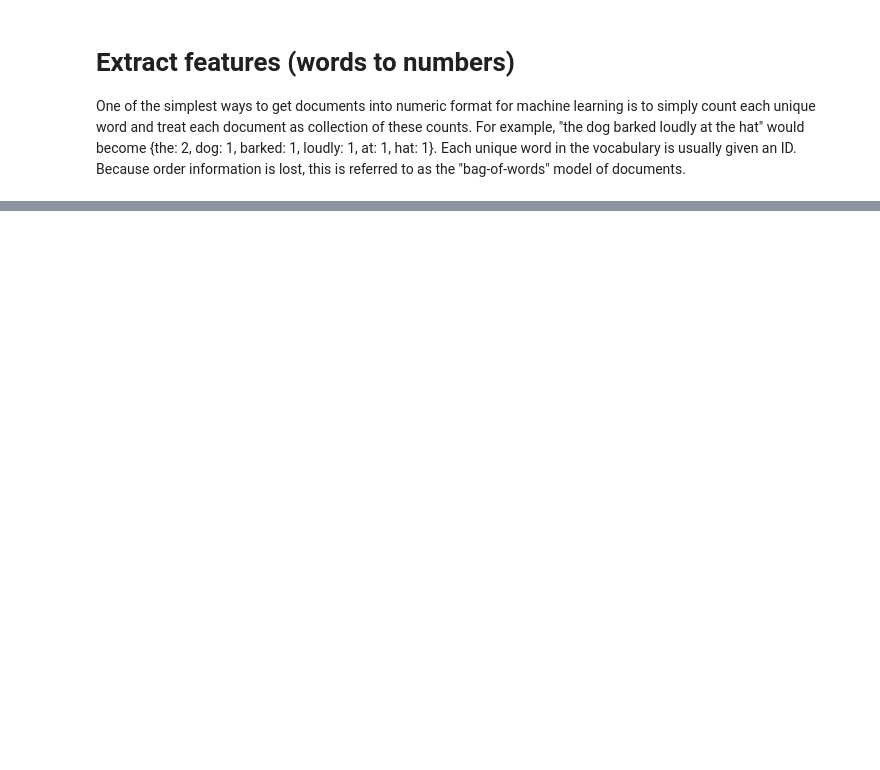
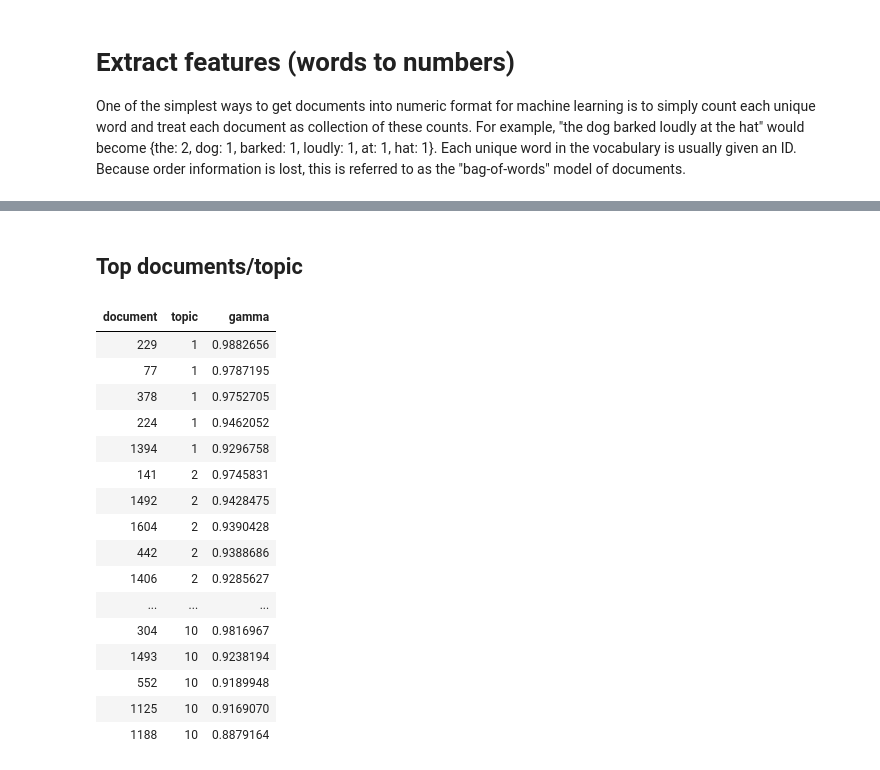
Before and after one commit to michaelmilleryoder/av-survey-topic-modeling, a Jupyter notebook: av_survey_topic_modeling_r.ipynb, the cells around one changed output, grey strips where cells are left out. Cells and saved outputs as stored; diff of their text form; code cells hidden in the pictures; blank space fills up the shorter version.

```diff
--- a/av_survey_topic_modeling_r.ipynb
+++ b/av_survey_topic_modeling_r.ipynb
@@ -62,0 +211,30 @@ One of the simplest ways to get documents into numeric format for machine learni
+# %% [markdown]
+## Top documents/topic
+# %%
+lda_topics <- tidy(lda, matrix='gamma')
+
+top_topic_docs <- lda_topics %>%
+    group_by(topic) %>%
+    top_n(5, gamma) %>%
+    ungroup() %>%
+    arrange(topic, -gamma)
+
+top_topic_docs
+# %% [output]
+| document | topic | gamma |
+| 229 | 1 | 0.9882656 |
+| 77 | 1 | 0.9787195 |
+| 378 | 1 | 0.9752705 |
+| 224 | 1 | 0.9462052 |
+| 1394 | 1 | 0.9296758 |
+| 141 | 2 | 0.9745831 |
+| 1492 | 2 | 0.9428475 |
+| 1604 | 2 | 0.9390428 |
+| 442 | 2 | 0.9388686 |
+| 1406 | 2 | 0.9285627 |
+| ... | ... | ... |
+| 304 | 10 | 0.9816967 |
+| 1493 | 10 | 0.9238194 |
+| 552 | 10 | 0.9189948 |
+| 1125 | 10 | 0.9169070 |
+| 1188 | 10 | 0.8879164 |
```
Also changed, not shown: parts of 20 cells of this notebook, 1 other file.
